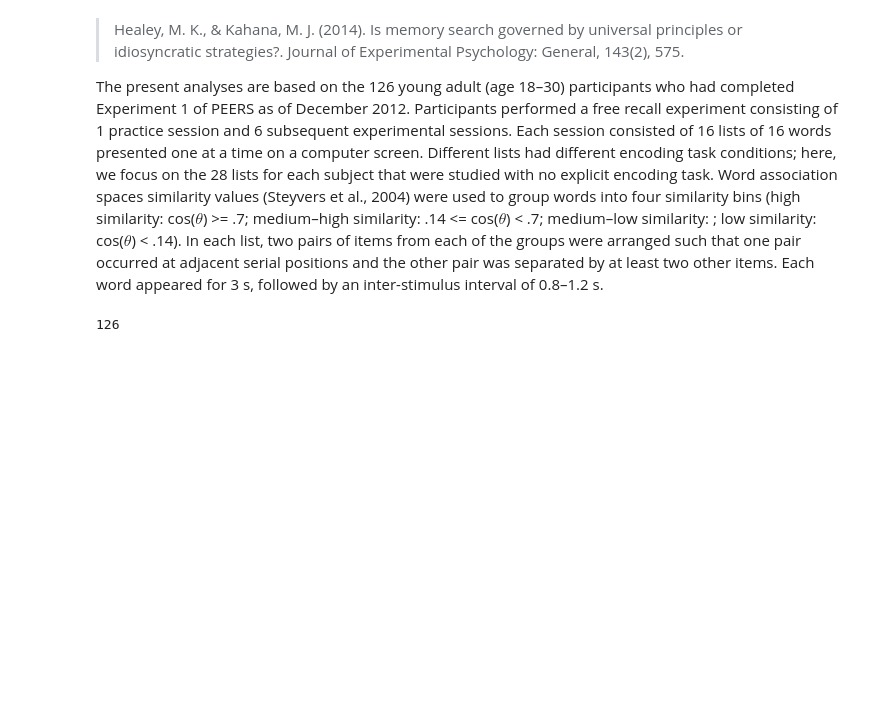
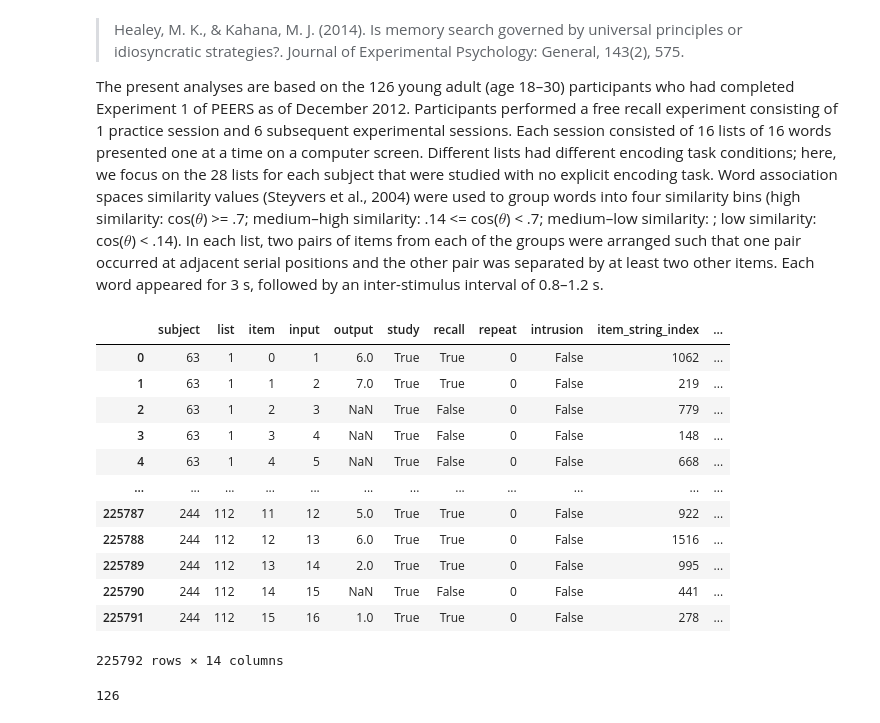
Before and after one commit to githubpsyche/compmemlearn, a Jupyter notebook: library/datasets/HealKaha14.ipynb, the cells around one changed output. Saved outputs shown, nothing was run; the diff lists cells and outputs as text; code cells hidden in the pictures; blank space fills up the shorter version.

```diff
--- a/library/datasets/HealKaha14.ipynb
+++ b/library/datasets/HealKaha14.ipynb
@@ -69,7 +69,7 @@ def prepare_healkaha2014_data(path):
         # add study events
         for i in range(list_length):
             data += [[subjects[trial_index],
-                      list_index, 'study', i+1, i+1, pres_item_numbers[trial_index][i], pres_item_strings[trial_index][i],
+                      list_index, 'study', i+1, i, pres_item_numbers[trial_index][i], pres_item_strings[trial_index][i],
                       session[trial_index], session_list_index, list_type[trial_index]]]
 
         # add recall events
@@ -77,7 +77,7 @@ def prepare_healkaha2014_data(path):
         for recall_index, recall_event in enumerate(trial):
             if recall_event > 0 and recall_event not in trial.tolist()[:recall_index]:
                 data += [[subjects[trial_index], list_index,
-                          'recall', output_position, recall_event, rec_item_numbers[trial_index][recall_index], rec_item_strings[trial_index][recall_index], session[trial_index], session_list_index, list_type[trial_index]]]
+                          'recall', output_position, recall_event-1, rec_item_numbers[trial_index][recall_index], rec_item_strings[trial_index][recall_index], session[trial_index], session_list_index, list_type[trial_index]]]
                 output_position += 1
 
     data = pd.DataFrame(data, columns=data_columns)
@@ -86,7 +86,23 @@ def prepare_healkaha2014_data(path):
 # %%
 events, list_length = prepare_healkaha2014_data('../../data/HealKaha14.data/HealKaha13.mat')
 
 events.to_csv('../../data/HealyKahana2014.csv', index=False)
+
+events
+# %% [output]
+|  | subject | list | item | input | output | study | recall | repeat | intrusion | item_string_index | ... |
+| 0 | 63 | 1 | 0 | 1 | 6.0 | True | True | 0 | False | 1062 | ... |
+| 1 | 63 | 1 | 1 | 2 | 7.0 | True | True | 0 | False | 219 | ... |
+| 2 | 63 | 1 | 2 | 3 | NaN | True | False | 0 | False | 779 | ... |
+| 3 | 63 | 1 | 3 | 4 | NaN | True | False | 0 | False | 148 | ... |
+| 4 | 63 | 1 | 4 | 5 | NaN | True | False | 0 | False | 668 | ... |
+| ... | ... | ... | ... | ... | ... | ... | ... | ... | ... | ... | ... |
+| 225787 | 244 | 112 | 11 | 12 | 5.0 | True | True | 0 | False | 922 | ... |
+| 225788 | 244 | 112 | 12 | 13 | 6.0 | True | True | 0 | False | 1516 | ... |
+| 225789 | 244 | 112 | 13 | 14 | 2.0 | True | True | 0 | False | 995 | ... |
+| 225790 | 244 | 112 | 14 | 15 | NaN | True | False | 0 | False | 441 | ... |
+| 225791 | 244 | 112 | 15 | 16 | 1.0 | True | True | 0 | False | 278 | ... |
+225792 rows × 14 columns
 # %%
 from compmemlearn.datasets import events_metadata
 
```
Also changed, not shown: 28 other files.
